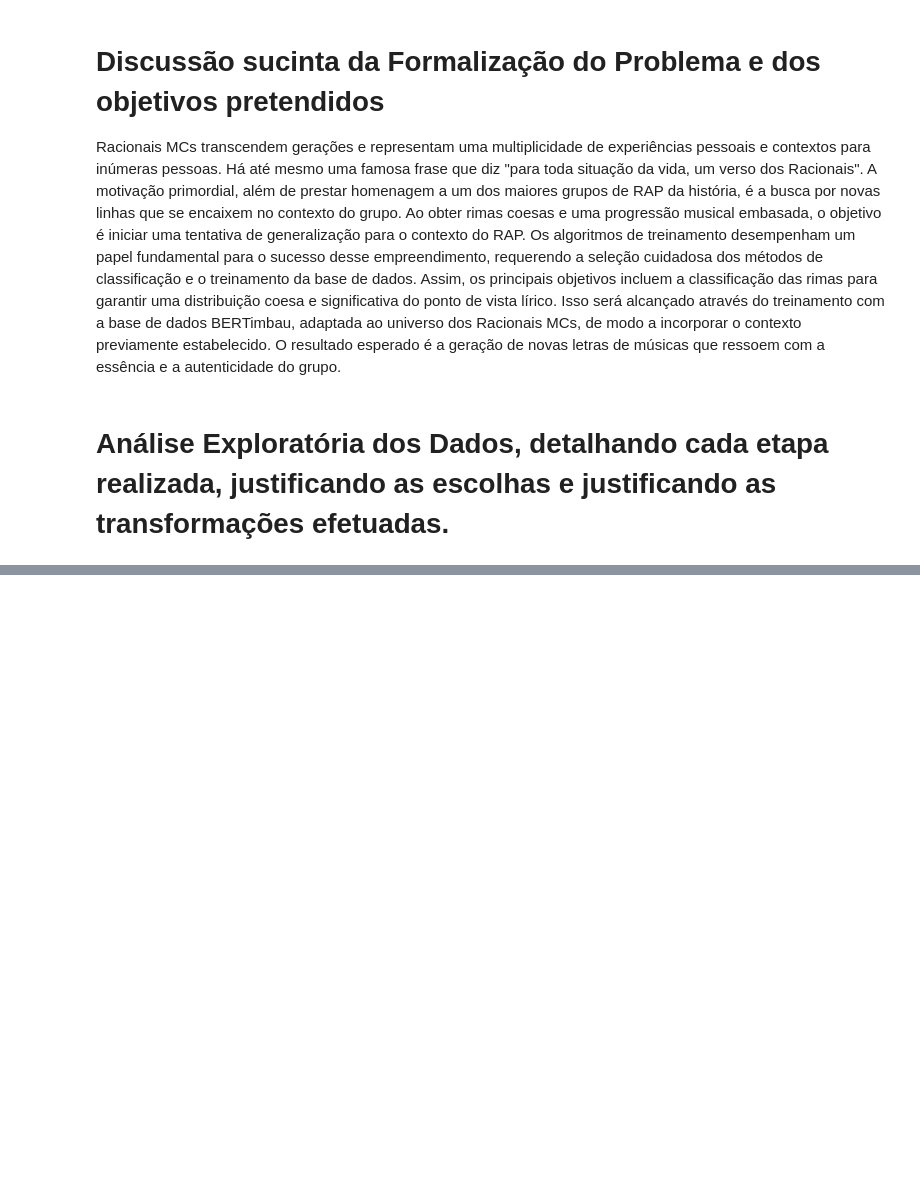
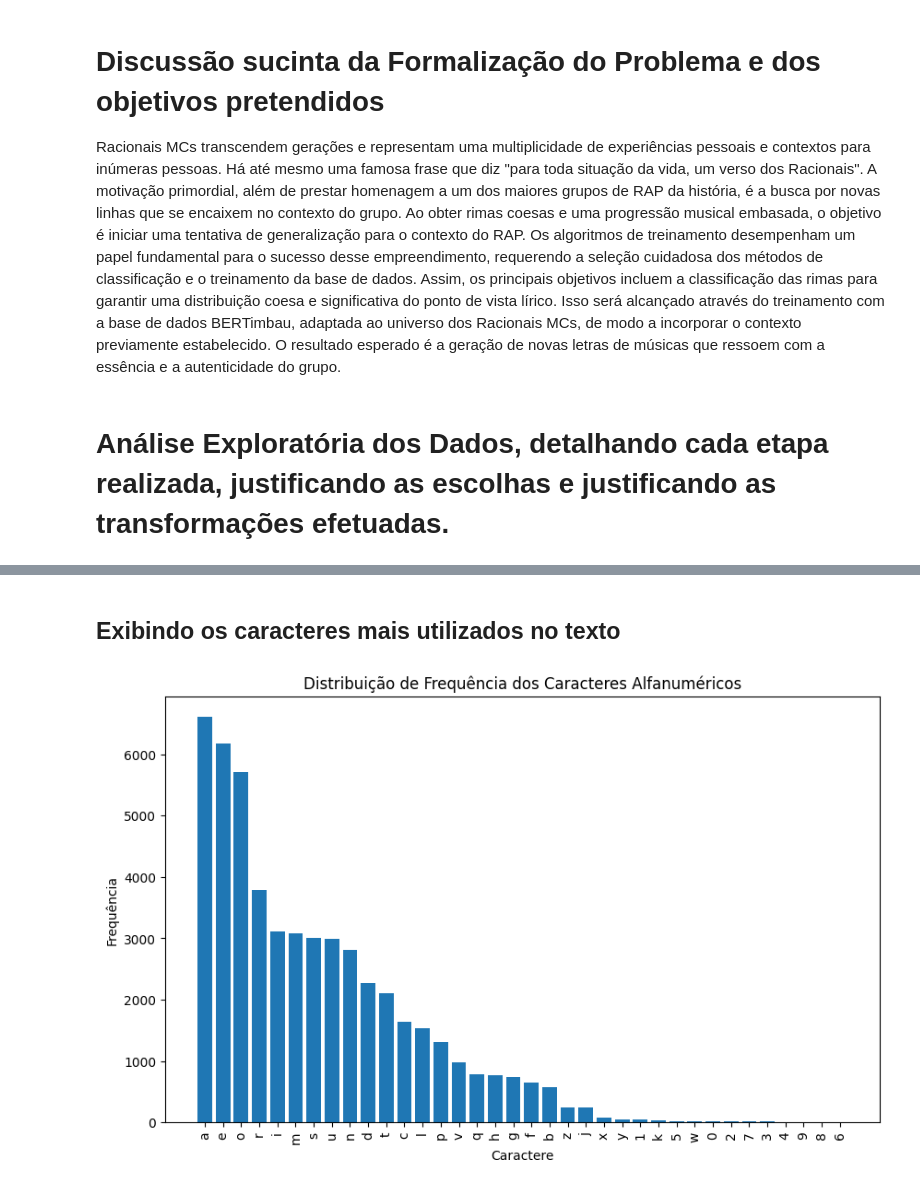
Before and after one commit to JotaChina/Computer-intelligence, a Jupyter notebook: TP2/tp2.ipynb, the cells around one changed output, grey strips where cells are left out. Cells and saved outputs as stored; diff of their text form; code cells hidden in the pictures; blank space fills up the shorter version.

```diff
--- a/TP2/tp2.ipynb
+++ b/TP2/tp2.ipynb
@@ -18,0 +118,34 @@ Plotar os gráficos de rimas, pares de rimas iguais, quantidade de rimas com alg
+# %% [markdown]
+## Exibindo os caracteres mais utilizados no texto
+# %%
+import matplotlib.pyplot as plt
+import re
+
+def plot_alphanumeric_text_distribution(text):
+    # Remover caracteres não alfanuméricos
+    text = re.sub(r'[^a-zA-Z0-9]', '', text)
+
+    # Contar a frequência de cada caractere no texto
+    char_frequency = {}
+    for char in text:
+        char_frequency[char] = char_frequency.get(char, 0) + 1
+
+    # Ordenar os caracteres por frequência
+    sorted_char_frequency = sorted(char_frequency.items(), key=lambda x: x[1], reverse=True)
+
+    # Extrair os caracteres e suas frequências
+    chars = [pair[0] for pair in sorted_char_frequency]
+    frequencies = [pair[1] for pair in sorted_char_frequency]
+
+    # Plotar o gráfico de barras
+    plt.figure(figsize=(10, 6))
+    plt.bar(chars, frequencies)
+    plt.xlabel('Caractere')
+    plt.ylabel('Frequência')
+    plt.title('Distribuição de Frequência dos Caracteres Alfanuméricos')
+    plt.xticks(rotation=90)
+    plt.show()
+
+plot_alphanumeric_text_distribution(texto_preprocessado)
+# %% [output]
+[figure, added]
```
Also changed, not shown: parts of 45 cells of this notebook.
